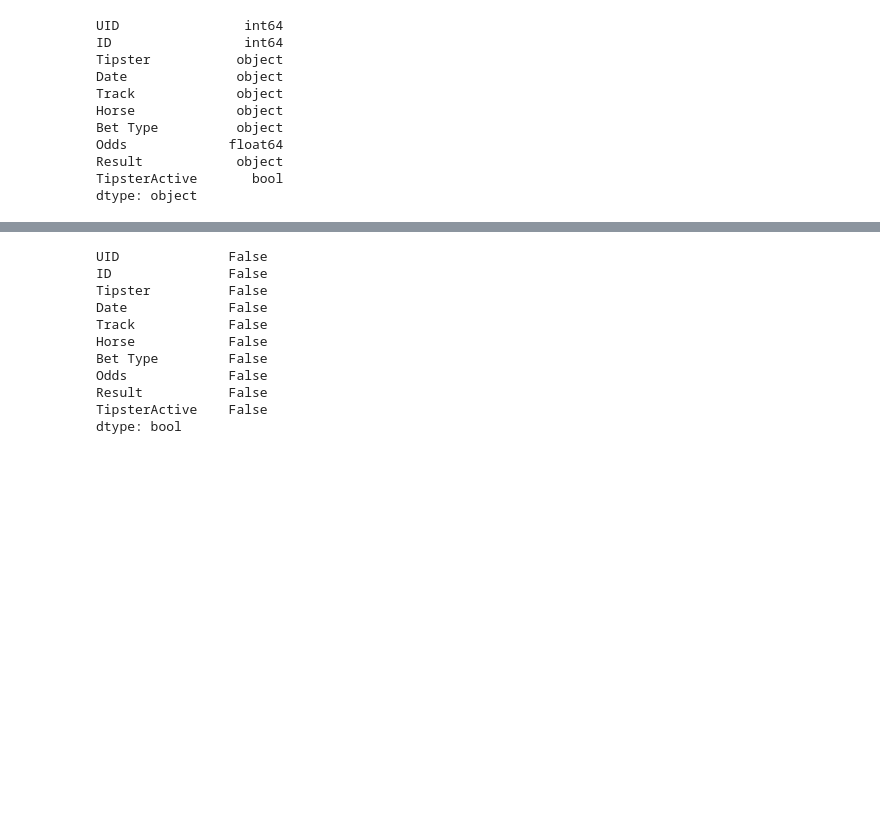
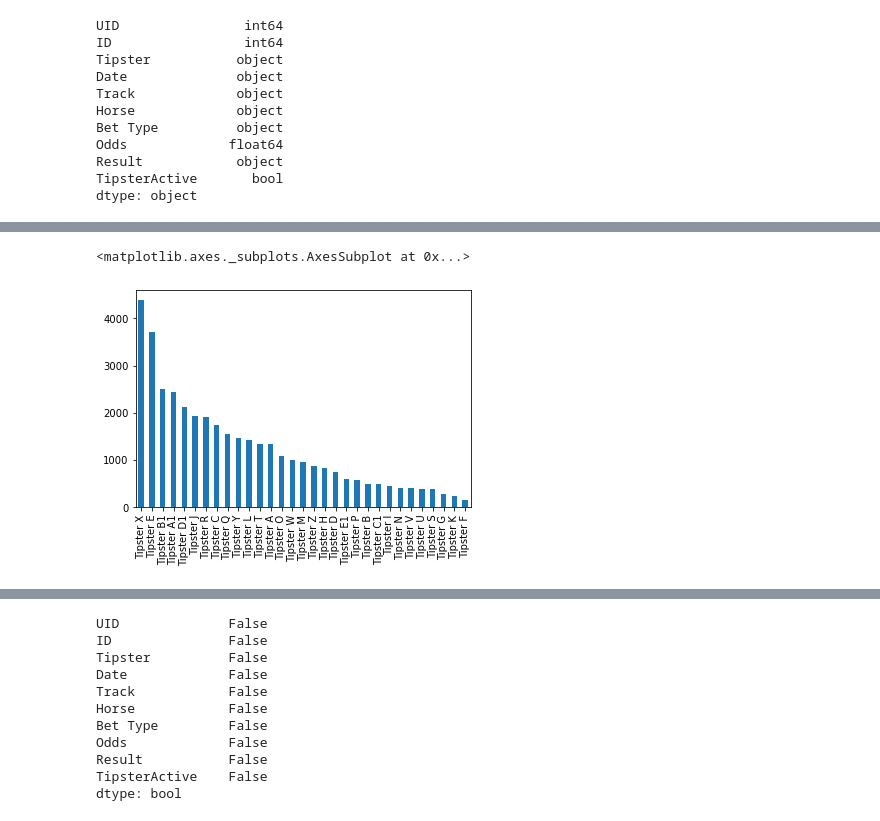
Before and after one commit to Cheeseburgerfly/AIAssignment, a Jupyter notebook: Assignment.ipynb, the cells around one changed output, grey strips where cells are left out. Drawn from its saved outputs; the diff is of its cells as text; code cells hidden in the pictures; blank space fills up the shorter version.

```diff
--- a/Assignment.ipynb
+++ b/Assignment.ipynb
@@ -45,0 +70,5 @@ dtype: object
+# %%
+df['Tipster'].value_counts().plot.bar()
+# %% [output]
+<matplotlib.axes._subplots.AxesSubplot at 0x...>
+[figure, added]
```
Also changed, not shown: parts of 6 cells of this notebook.
